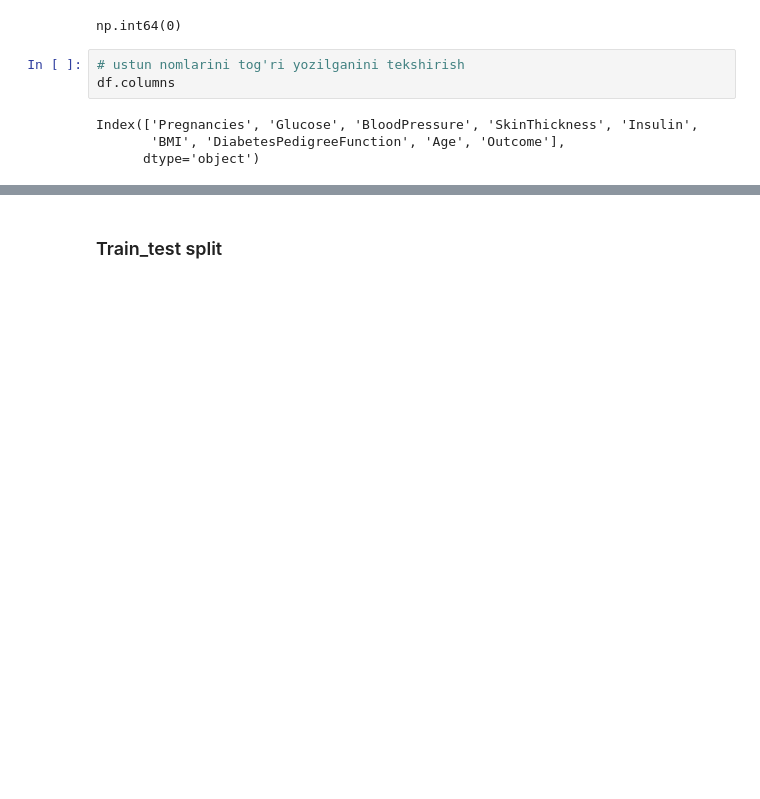
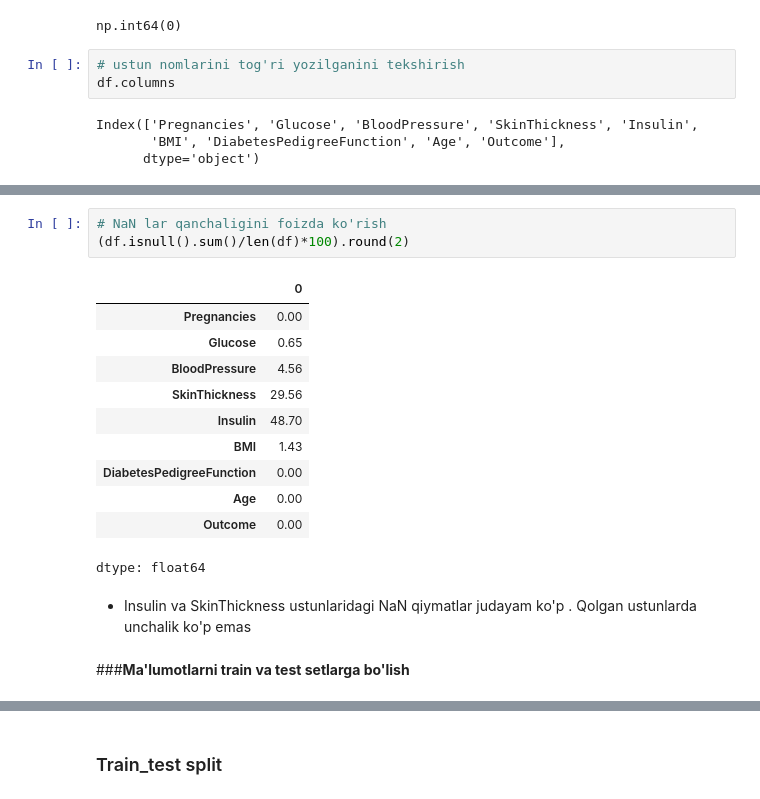
Before and after one commit to izzat-ai/learning-ai, a Jupyter notebook: projects/diabet_project/diabetes_project.ipynb, the cells around one changed output, grey strips where cells are left out. Saved outputs shown, nothing was run; the diff lists cells and outputs as text; blank space fills up the shorter version.

```diff
--- a/projects/diabet_project/diabetes_project.ipynb
+++ b/projects/diabet_project/diabetes_project.ipynb
@@ -150,0 +141,19 @@ Index(['Pregnancies', 'Glucose', 'BloodPressure', 'SkinThickness', 'Insulin',
+# %%
+# NaN lar qanchaligini foizda ko'rish
+(df.isnull().sum()/len(df)*100).round(2)
+# %% [output]
+|  | 0 |
+| Pregnancies | 0.00 |
+| Glucose | 0.65 |
+| BloodPressure | 4.56 |
+| SkinThickness | 29.56 |
+| Insulin | 48.70 |
+| BMI | 1.43 |
+| DiabetesPedigreeFunction | 0.00 |
+| Age | 0.00 |
+| Outcome | 0.00 |
+dtype: float64
+# %% [markdown]
+- Insulin va SkinThickness ustunlaridagi NaN qiymatlar judayam ko'p . Qolgan ustunlarda unchalik ko'p emas
+# %% [markdown]
+###**Ma'lumotlarni train va test setlarga bo'lish**
```
Also changed, not shown: parts of 35 cells of this notebook.
